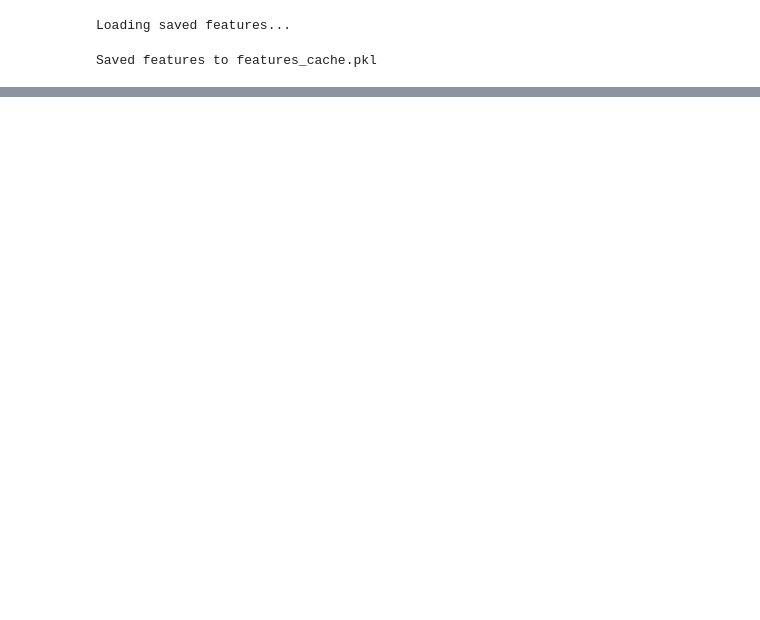
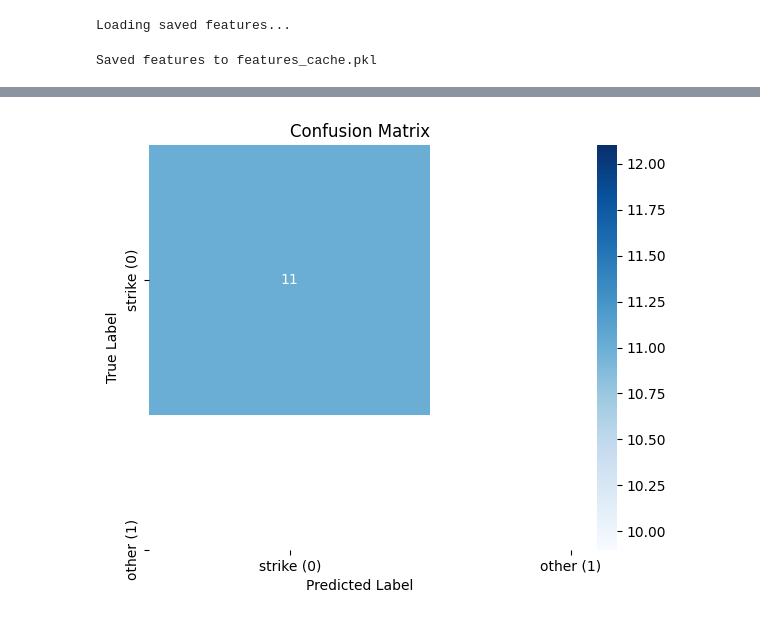
Before and after one commit to skywalker0803r/detectron2_env, a Jupyter notebook: workspace/檢查特徵.ipynb, the cells around one changed output, grey strips where cells are left out. Cells and saved outputs as stored; diff of their text form; code cells hidden in the pictures; blank space fills up the shorter version.

```diff
--- a/workspace/檢查特徵.ipynb
+++ b/workspace/檢查特徵.ipynb
@@ -248,0 +309,23 @@ for epoch in range(1, EPOCHS + 1):
+# %%
+import seaborn as sns
+import matplotlib.pyplot as plt
+from sklearn.metrics import confusion_matrix
+
+# 計算混淆矩陣
+y_true = y_test
+y_pred = model(torch.tensor(X_test, dtype=torch.float32)).argmax(dim=1).numpy()
+cm = confusion_matrix(y_true, y_pred)
+
+# 繪圖
+plt.figure(figsize=(6, 5))
+sns.heatmap(cm, annot=True, fmt='d', cmap='Blues',
+            xticklabels=['strike (0)', 'other (1)'],
+            yticklabels=['strike (0)', 'other (1)'])
+
+plt.xlabel('Predicted Label')
+plt.ylabel('True Label')
+plt.title('Confusion Matrix')
+plt.tight_layout()
+plt.show()
+# %% [output]
+[figure, added]
```
Also changed, not shown: parts of 4 cells of this notebook, 1 other file.
